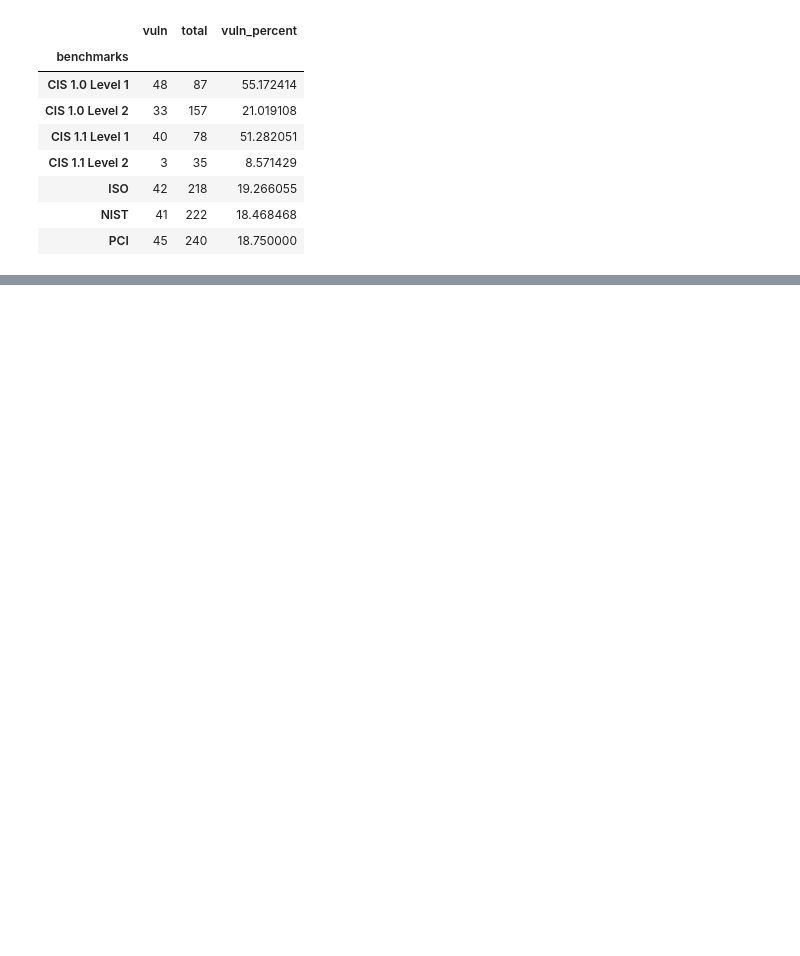
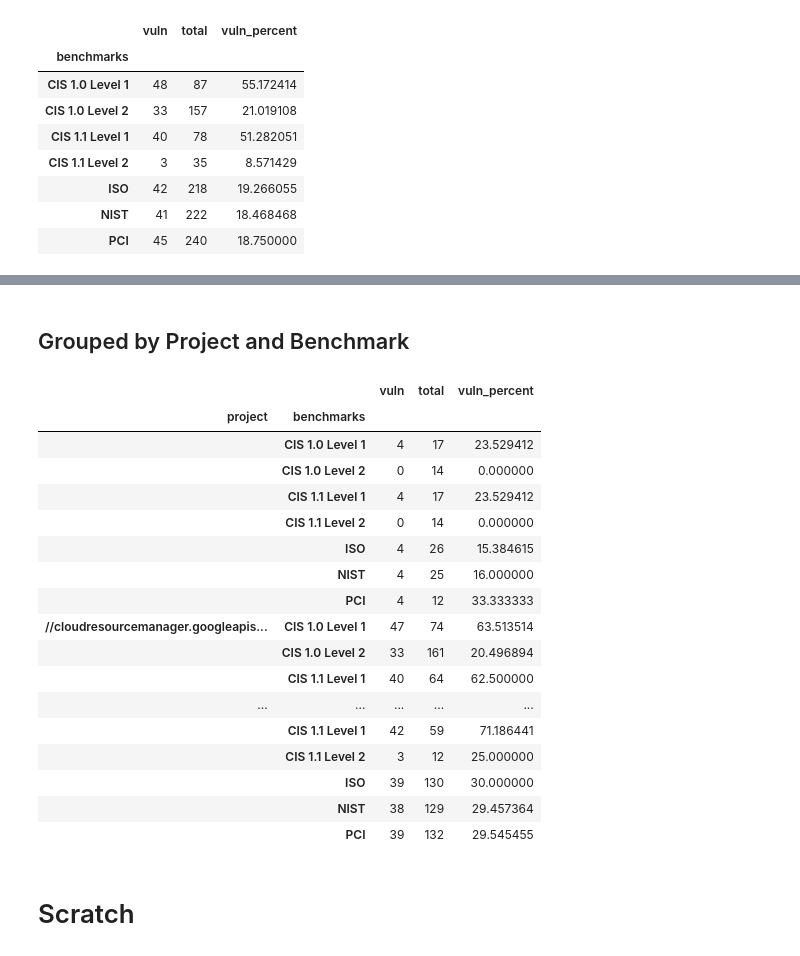
Before and after one commit to shadanan/gcp-jupyter, a Jupyter notebook: scc_compliance.ipynb, the cells around one changed output, grey strips where cells are left out. Saved outputs shown, nothing was run; the diff lists cells and outputs as text; code cells hidden in the pictures; blank space fills up the shorter version.

```diff
--- a/scc_compliance.ipynb
+++ b/scc_compliance.ipynb
@@ -241,0 +315,33 @@ df.to_csv("verdicts.csv")
+# %% [markdown]
+## Grouped by Project and Benchmark
+# %%
+(
+    df.explode("benchmarks")
+    .groupby(["project", "benchmarks"])
+    .agg(
+        vuln=pd.NamedAgg(column="count", aggfunc="sum"),
+        total=pd.NamedAgg(column="count", aggfunc="count"),
+    )
+    .assign(vuln_percent=lambda tdf: tdf["vuln"] * 100 / tdf["total"])
+)
+# %% [output]
+|  |  | vuln | total | vuln_percent |
+| project | benchmarks |  |  |  |
+|  | CIS 1.0 Level 1 | 4 | 17 | 23.529412 |
+|  | CIS 1.0 Level 2 | 0 | 14 | 0.000000 |
+|  | CIS 1.1 Level 1 | 4 | 17 | 23.529412 |
+|  | CIS 1.1 Level 2 | 0 | 14 | 0.000000 |
+|  | ISO | 4 | 26 | 15.384615 |
+|  | NIST | 4 | 25 | 16.000000 |
+|  | PCI | 4 | 12 | 33.333333 |
+| //cloudresourcemanager.googleapis... | CIS 1.0 Level 1 | 47 | 74 | 63.513514 |
+|  | CIS 1.0 Level 2 | 33 | 161 | 20.496894 |
+|  | CIS 1.1 Level 1 | 40 | 64 | 62.500000 |
+| ... | ... | ... | ... | ... |
+|  | CIS 1.1 Level 1 | 42 | 59 | 71.186441 |
+|  | CIS 1.1 Level 2 | 3 | 12 | 25.000000 |
+|  | ISO | 39 | 130 | 30.000000 |
+|  | NIST | 38 | 129 | 29.457364 |
+|  | PCI | 39 | 132 | 29.545455 |
+# %% [markdown]
+# Scratch
```
Also changed, not shown: parts of 24 cells of this notebook.
